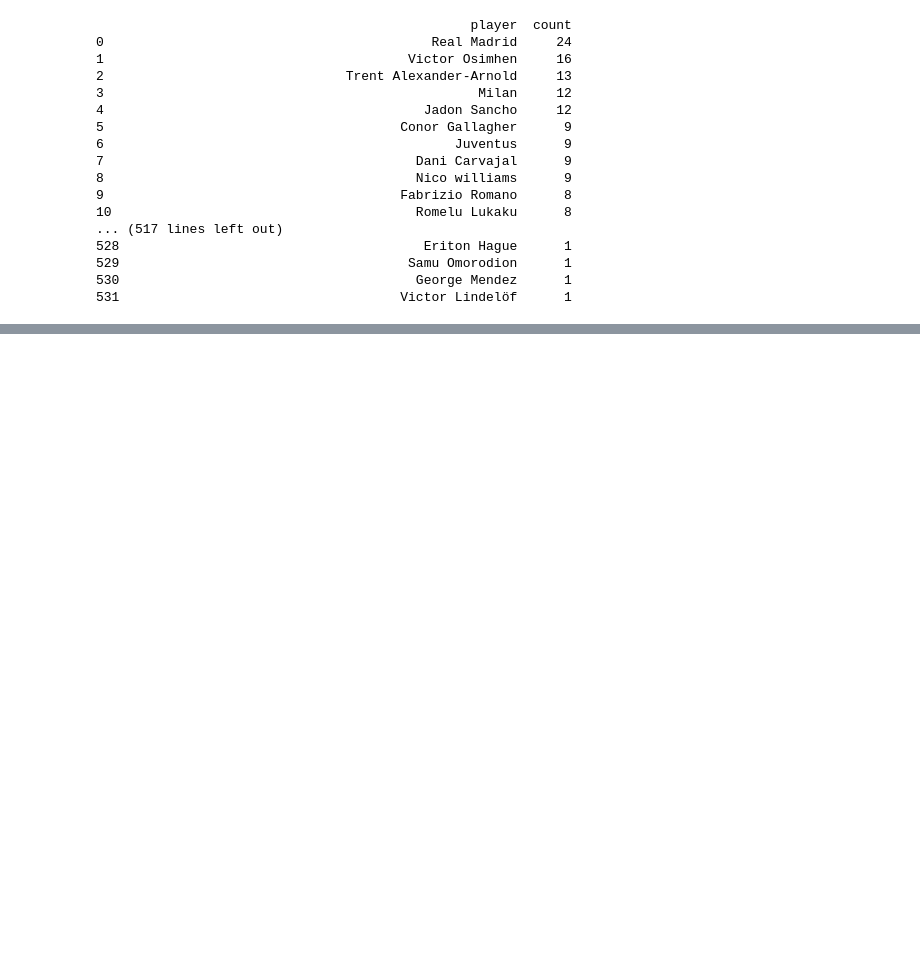
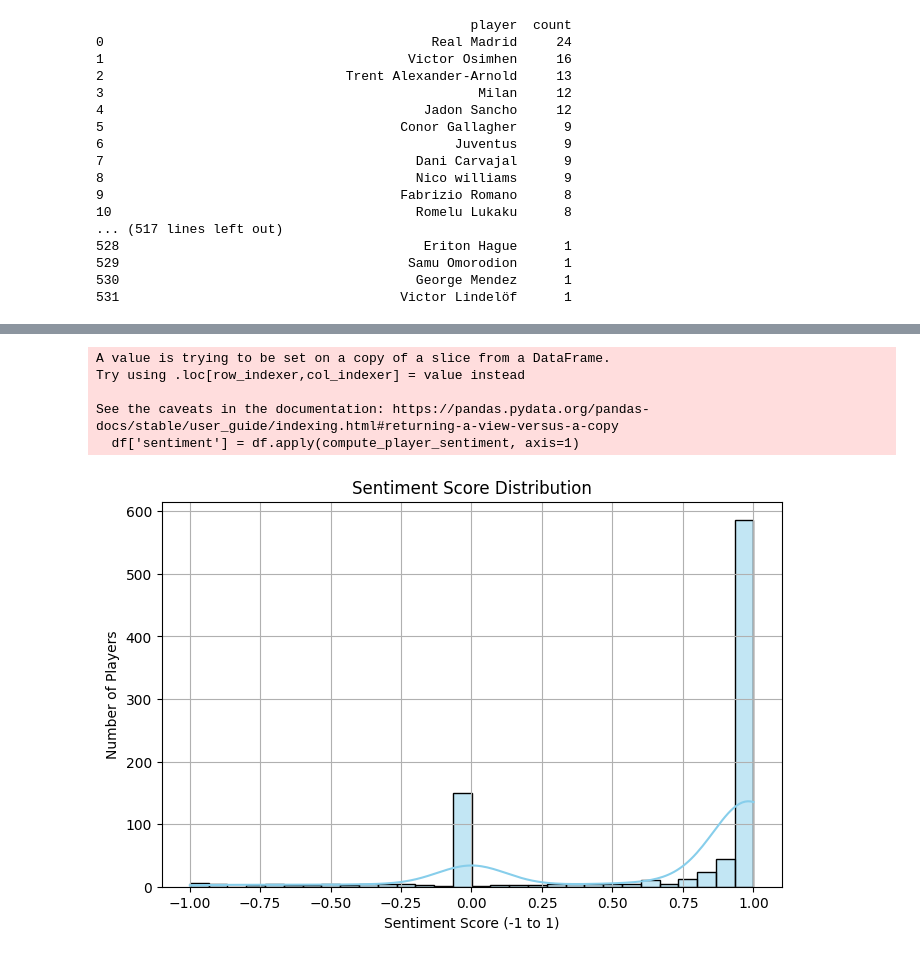
Before and after one commit to Guinga6/Transfer-Rumours-Analysis, a Jupyter notebook: notebook/processing.ipynb, the cells around one changed output, grey strips where cells are left out. Saved outputs shown, nothing was run; the diff lists cells and outputs as text; code cells hidden in the pictures; blank space fills up the shorter version.

```diff
--- a/notebook/processing.ipynb
+++ b/notebook/processing.ipynb
@@ -58,0 +62,6 @@ print(counts_df)
+# %%
+mapping = dict(zip(df_teams['PlayerName'].str.lower(), df_teams['CurrentTeam']))
+def get_team(player):
+    return mapping.get(player.lower(), '')
+
+df['play_at'] = df['player'].apply(get_team)
@@ -58,0 +85,47 @@ print(counts_df)
+# %%
+from vaderSentiment.vaderSentiment import SentimentIntensityAnalyzer
+
+analyzer = SentimentIntensityAnalyzer()
+
+def build_filter_keywords(row):
+    keywords = set()
+    player_name = row['player'].lower()
+    keywords.add(player_name)
+    keywords.update(player_name.split())
+    if pd.notna(row['play_at']) and row['play_at'].strip():
+        keywords.add(row['play_at'].lower())
+    if isinstance(row['keywords'], list):
+        keywords.update(k.lower() for k in row['keywords'] if isinstance(k, str))
+    return keywords
+
+def compute_player_sentiment(row):
+    comments = json_comment_map.get(row['filename'], [])
+    keywords = build_filter_keywords(row)
+    filtered = [c for c in comments if any(kw in c.lower() for kw in keywords)]
+    if not filtered:
+        return 0.0
+    combined_text = " ".join(filtered)
+    score = analyzer.polarity_scores(combined_text)
+    return score['compound']
+
+df['sentiment'] = df.apply(compute_player_sentiment, axis=1)
+# %% [output]
+A value is trying to be set on a copy of a slice from a DataFrame.
+Try using .loc[row_indexer,col_indexer] = value instead
+
+See the caveats in the documentation: https://pandas.pydata.org/pandas-docs/stable/user_guide/indexing.html#returning-a-view-versus-a-copy
+  df['sentiment'] = df.apply(compute_player_sentiment, axis=1)
+# %%
+import matplotlib.pyplot as plt
+import seaborn as sns
+
+plt.figure(figsize=(8,5))
+sns.histplot(df['sentiment'], bins=30, kde=True, color='skyblue')
+
+plt.title('Sentiment Score Distribution')
+plt.xlabel('Sentiment Score (-1 to 1)')
+plt.ylabel('Number of Players')
+plt.grid(True)
+plt.show()
+# %% [output]
+[figure, added]
```
Also changed, not shown: parts of 9 cells of this notebook, 1 other file.
